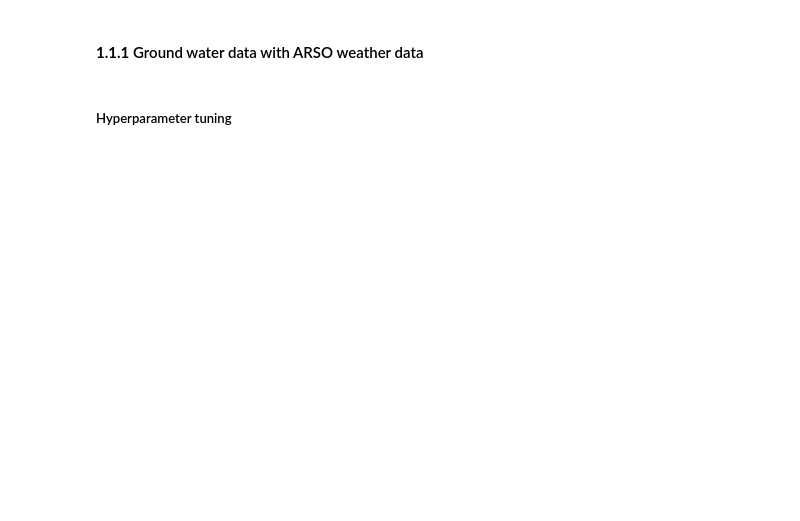
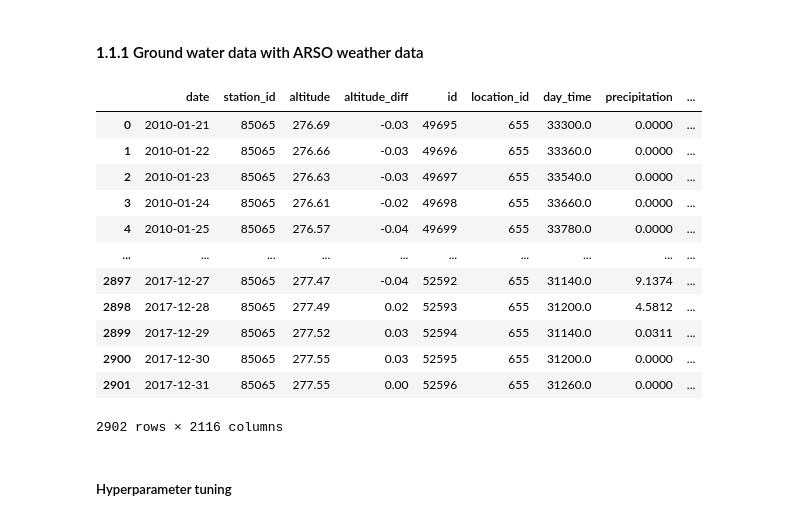
Before and after one commit to rok-klancic/foundation-models, a Jupyter notebook: notebooks/neural-network-multivariate-test.ipynb, the cells around one changed output. Saved outputs shown, nothing was run; the diff lists cells and outputs as text; code cells hidden in the pictures; blank space fills up the shorter version.

```diff
--- a/notebooks/neural-network-multivariate-test.ipynb
+++ b/notebooks/neural-network-multivariate-test.ipynb
@@ -309,6 +317,22 @@ joblib.dump(scores_sorted, '../reports/n-beatsx/n-beatsx-ground-water-r2-station
 # %%
 # Get the data
 aquifer_by_stations = joblib.load('../data/interim/ground-water-and-weather-with-forecasts-and-additional-features.joblib')
+# %%
+aquifer_by_stations[85065]
+# %% [output]
+|  | date | station_id | altitude | altitude_diff | id | location_id | day_time | precipitation | ... |
+| 0 | 2010-01-21 | 85065 | 276.69 | -0.03 | 49695 | 655 | 33300.0 | 0.0000 | ... |
+| 1 | 2010-01-22 | 85065 | 276.66 | -0.03 | 49696 | 655 | 33360.0 | 0.0000 | ... |
+| 2 | 2010-01-23 | 85065 | 276.63 | -0.03 | 49697 | 655 | 33540.0 | 0.0000 | ... |
+| 3 | 2010-01-24 | 85065 | 276.61 | -0.02 | 49698 | 655 | 33660.0 | 0.0000 | ... |
+| 4 | 2010-01-25 | 85065 | 276.57 | -0.04 | 49699 | 655 | 33780.0 | 0.0000 | ... |
+| ... | ... | ... | ... | ... | ... | ... | ... | ... | ... |
+| 2897 | 2017-12-27 | 85065 | 277.47 | -0.04 | 52592 | 655 | 31140.0 | 9.1374 | ... |
+| 2898 | 2017-12-28 | 85065 | 277.49 | 0.02 | 52593 | 655 | 31200.0 | 4.5812 | ... |
+| 2899 | 2017-12-29 | 85065 | 277.52 | 0.03 | 52594 | 655 | 31140.0 | 0.0311 | ... |
+| 2900 | 2017-12-30 | 85065 | 277.55 | 0.03 | 52595 | 655 | 31200.0 | 0.0000 | ... |
+| 2901 | 2017-12-31 | 85065 | 277.55 | 0.00 | 52596 | 655 | 31260.0 | 0.0000 | ... |
+2902 rows × 2116 columns
 # %%
 aquifers_list = [85065, 85064]
 # %%
```
Also changed, not shown: parts of 22 cells of this notebook, 4 other files.
